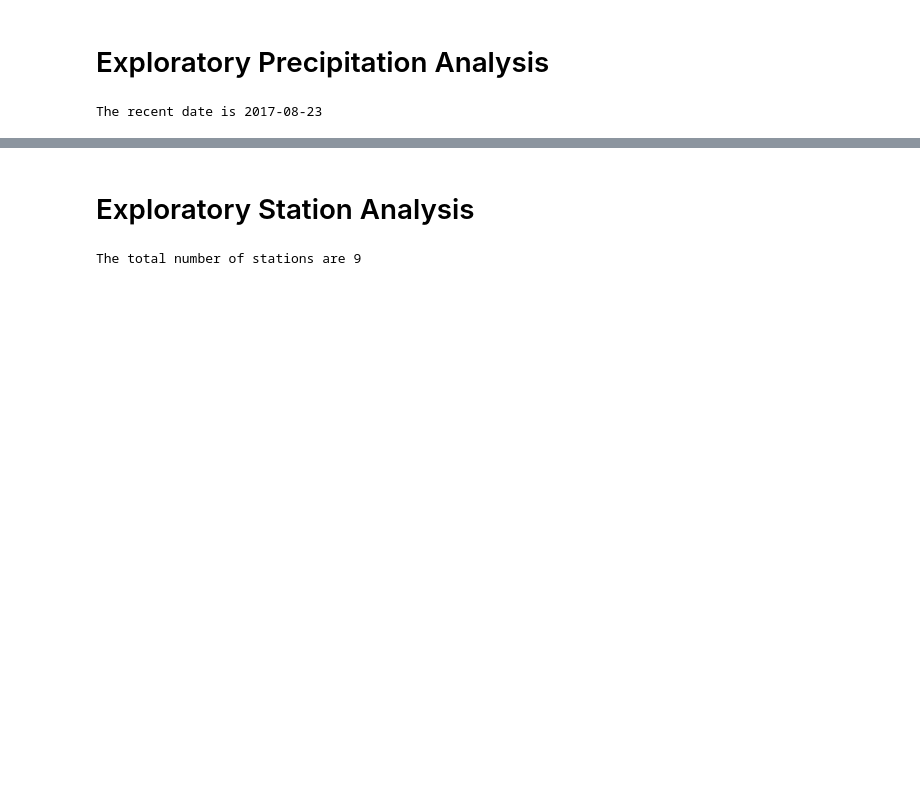
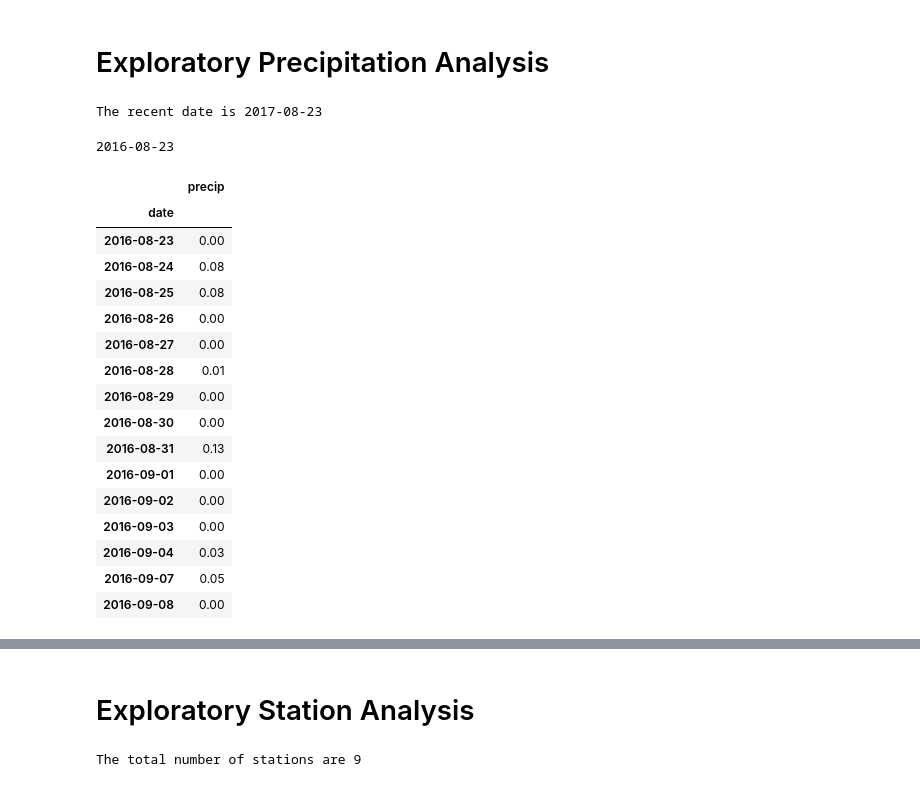
Before and after one commit to jananeesaranraj/sqlalchemy-challenge, a Jupyter notebook: SurfsUp/Climate.ipynb, the cells around one changed output, grey strips where cells are left out. Drawn from its saved outputs; the diff is of its cells as text; code cells hidden in the pictures; blank space fills up the shorter version.

```diff
--- a/SurfsUp/Climate.ipynb
+++ b/SurfsUp/Climate.ipynb
@@ -70,17 +68,41 @@ The recent date is 2017-08-23
 # %%
 # Design a query to retrieve the last 12 months of precipitation data and plot the results.
 # Starting from the most recent data point in the database.
-
 # Calculate the date one year from the last date in data set.
 
-
-# Perform a query to retrieve the data and precipitation scores
-
-
-# Save the query results as a Pandas DataFrame and set the index to the date column
-
-
-# Sort the dataframe by date
-
-
-# Use Pandas Plotting with Matplotlib to plot the data
+query_date = dt.date(2017, 8, 23) - dt.timedelta(days=365)
+print(query_date)
+# %% [output]
+2016-08-23
+# %%
+
+# Perform a query to retrieve the data and precipitation scores
+
+precip_data=session.query(Measurement.date,Measurement.prcp).\
+            filter(Measurement.date >= query_date).all()
+
+# Save the query results as a Pandas DataFrame and set the index to the date column
+
+prcp_df = pd.DataFrame(precip_data,columns=['date','precip'])
+prcp_df['date'] = pd.to_datetime(prcp_df['date'])
+prcp_df.set_index('date', inplace=True)
+prcp_df = prcp_df.dropna()
+prcp_df.head(15)
+# %% [output]
+|  | precip |
+| date |  |
+| 2016-08-23 | 0.00 |
+| 2016-08-24 | 0.08 |
+| 2016-08-25 | 0.08 |
+| 2016-08-26 | 0.00 |
+| 2016-08-27 | 0.00 |
+| 2016-08-28 | 0.01 |
+| 2016-08-29 | 0.00 |
+| 2016-08-30 | 0.00 |
+| 2016-08-31 | 0.13 |
+| 2016-09-01 | 0.00 |
+| 2016-09-02 | 0.00 |
+| 2016-09-03 | 0.00 |
+| 2016-09-04 | 0.03 |
+| 2016-09-07 | 0.05 |
+| 2016-09-08 | 0.00 |
```
Also changed, not shown: parts of 16 cells of this notebook.
